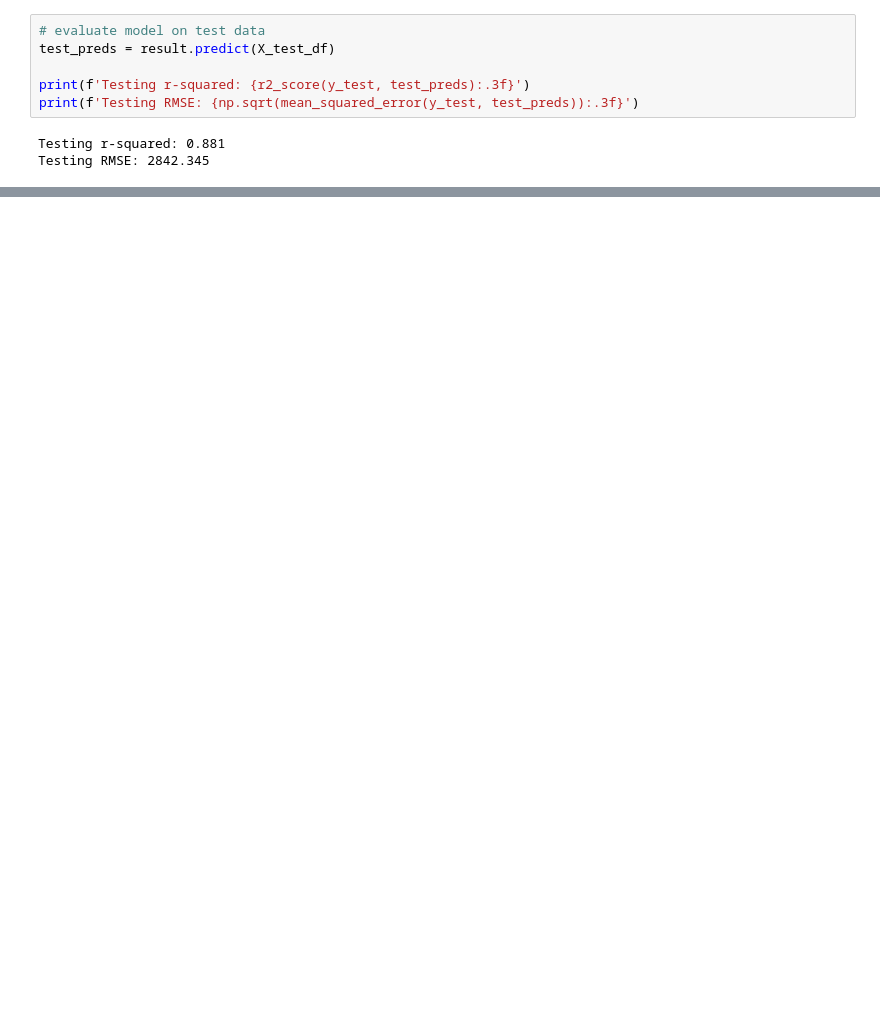
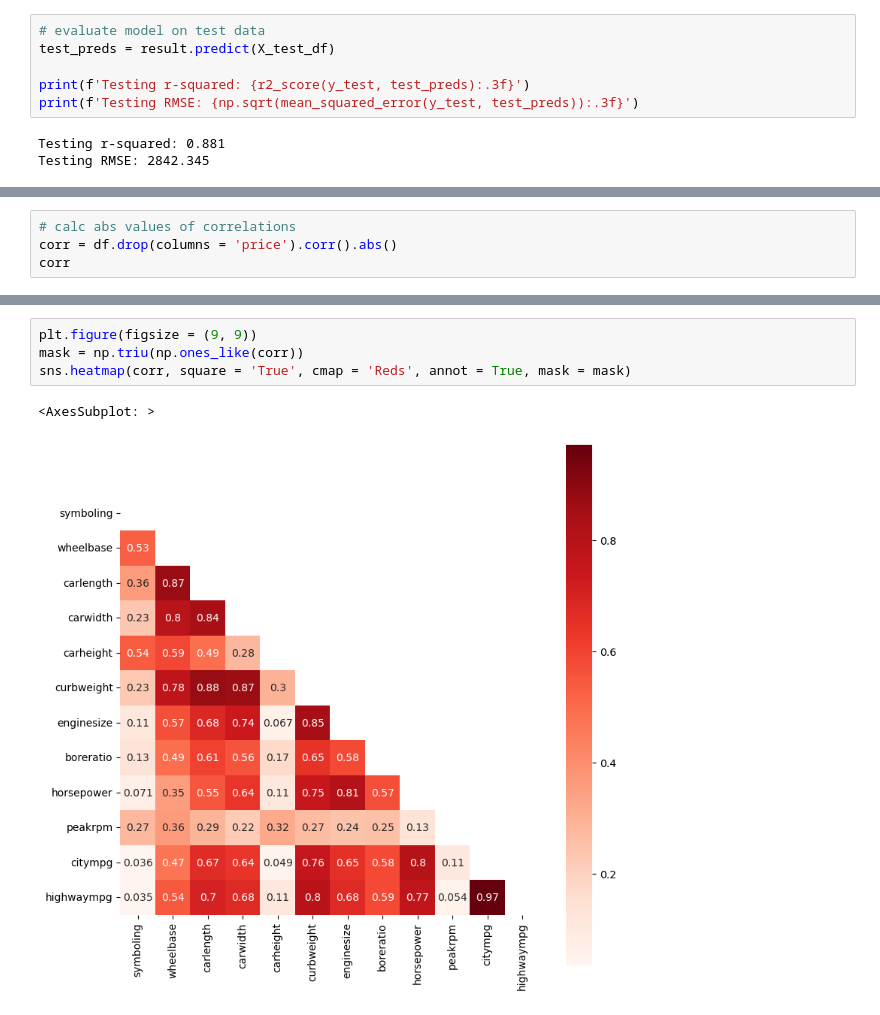
Before and after one commit to JLMuehlbauer/Linear-Regression-in-statsmodels-jlm, a Jupyter notebook: Linear Regression in statsmodels JLM.ipynb, the cells around one changed output, grey strips where cells are left out. Cells and saved outputs as stored; diff of their text form; blank space fills up the shorter version.

```diff
--- a/Linear Regression in statsmodels JLM.ipynb
+++ b/Linear Regression in statsmodels JLM.ipynb
@@ -252,0 +302,4 @@ Testing RMSE: 2842.345
+# %%
+# calc abs values of correlations
+corr = df.drop(columns = 'price').corr().abs()
+corr
@@ -252,0 +320,7 @@ Testing RMSE: 2842.345
+# %%
+plt.figure(figsize = (9, 9))
+mask = np.triu(np.ones_like(corr))
+sns.heatmap(corr, square = 'True', cmap = 'Reds', annot = True, mask = mask)
+# %% [output]
+<AxesSubplot: >
+[figure, added]
```
Also changed, not shown: parts of 60 cells of this notebook, 1 other file.
